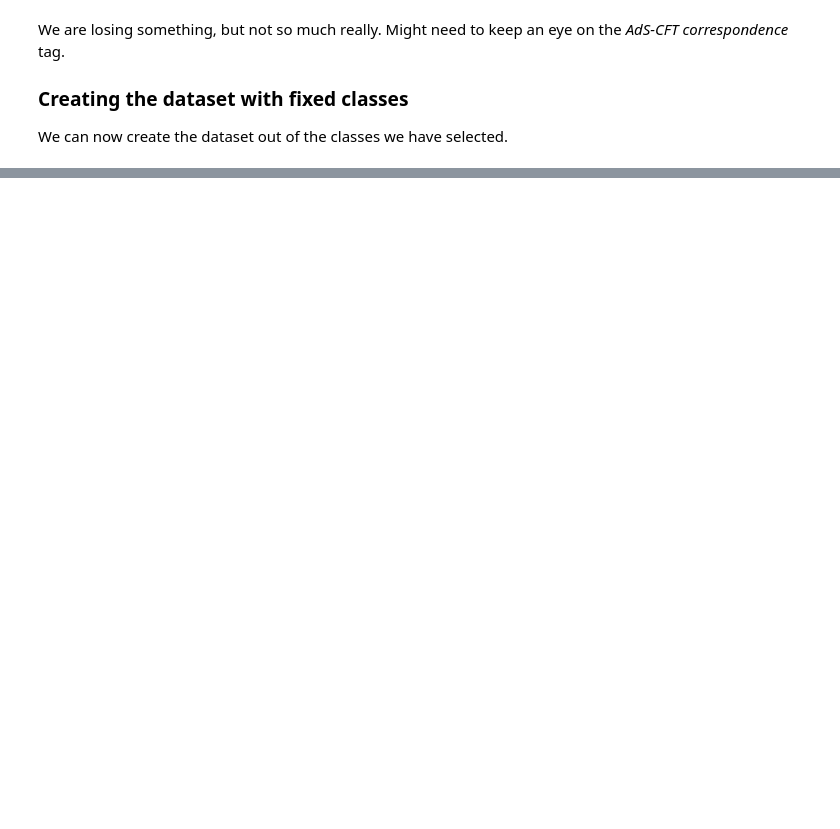
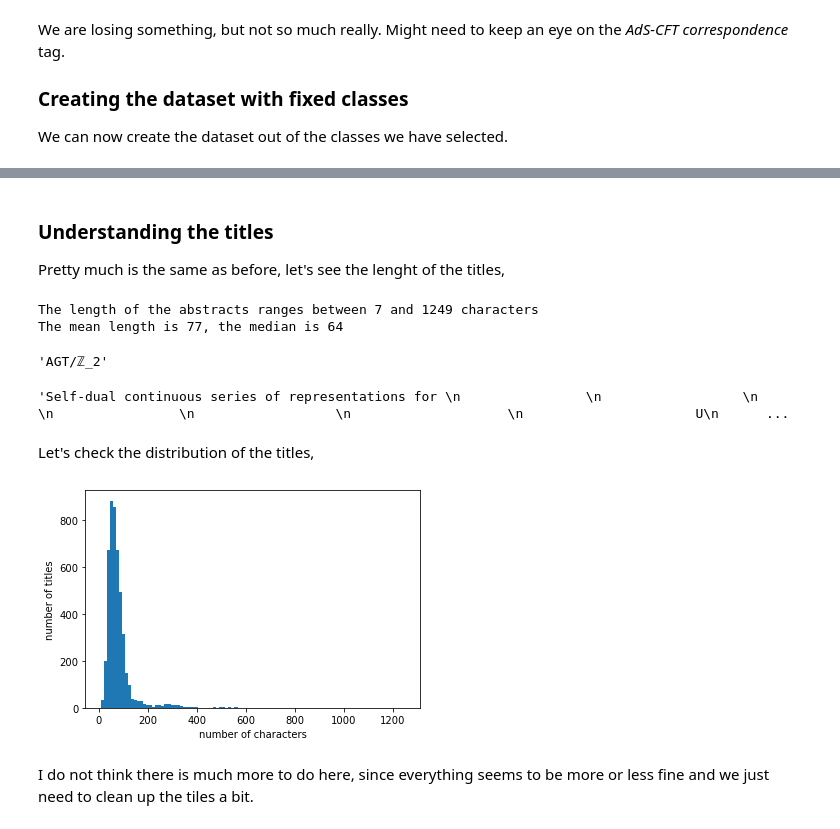
Before and after one commit to carlosparaciari/abstract-classification-supervised, a Jupyter notebook: paper_classification.ipynb, the cells around one changed output, grey strips where cells are left out. Drawn from its saved outputs; the diff is of its cells as text; code cells hidden in the pictures; blank space fills up the shorter version.

```diff
--- a/paper_classification.ipynb
+++ b/paper_classification.ipynb
@@ -239,0 +350,5 @@ memory usage: 73.5+ KB
+# %%
+abstract_foreign = df_tags['abstract'].apply(at.is_foreign).to_numpy()
+number_foreign = np.sum(abstract_foreign)
+
+print('There are, potentially, {} foreign abstracts.'.format(number_foreign))
@@ -239,0 +377,42 @@ memory usage: 73.5+ KB
+# %%
+foreign_indices = df_tags[abstract_foreign].index
+df_tags.drop(foreign_indices,inplace=True)
+# %% [markdown]
+### Understanding the titles
+
+Pretty much is the same as before, let's see the lenght of the titles,
+# %%
+title_length = df_tags['title'].apply(len).to_numpy()
+
+min_length_title = min(title_length)
+max_length_title = max(title_length)
+
+mean_length_title = np.mean(title_length)
+median_length_title = np.median(title_length)
+
+print('The length of the abstracts ranges between {} and {} characters'.format(min_length_title,max_length_title))
+print('The mean length is {}, the median is {}'.format(int(mean_length_title),int(median_length_title)))
+# %% [output]
+The length of the abstracts ranges between 7 and 1249 characters
+The mean length is 77, the median is 64
+# %%
+# the shortest title
+df_tags.iloc[np.argmin(title_length)]['title']
+# %% [output]
+'AGT/ℤ_2'
+# %%
+# the longest title
+df_tags.iloc[np.argmax(title_length)]['title']
+# %% [output]
+'Self-dual continuous series of representations for \n                \n                  \n                \n                \n                  \n                    \n                      U\n      ...
+# %% [markdown]
+Let's check the distribution of the titles,
+# %%
+plt.hist(title_length,100)
+plt.xlabel('number of characters')
+plt.ylabel('number of titles')
+plt.show()
+# %% [output]
+[figure, added]
+# %% [markdown]
+I do not think there is much more to do here, since everything seems to be more or less fine and we just need to clean up the tiles a bit.
```
Also changed, not shown: parts of 54 cells of this notebook, 1 other file.
